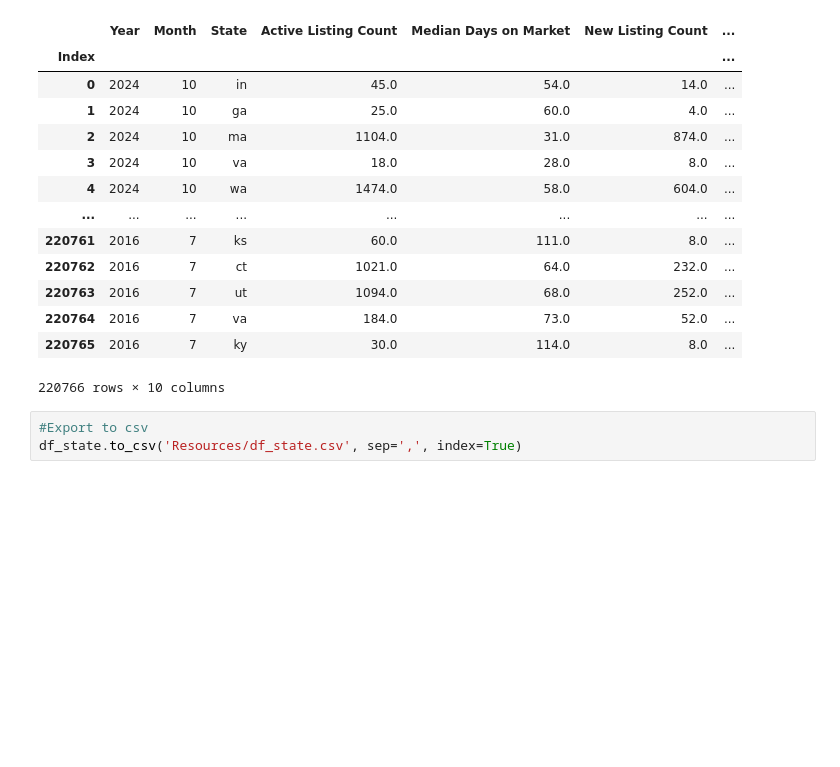
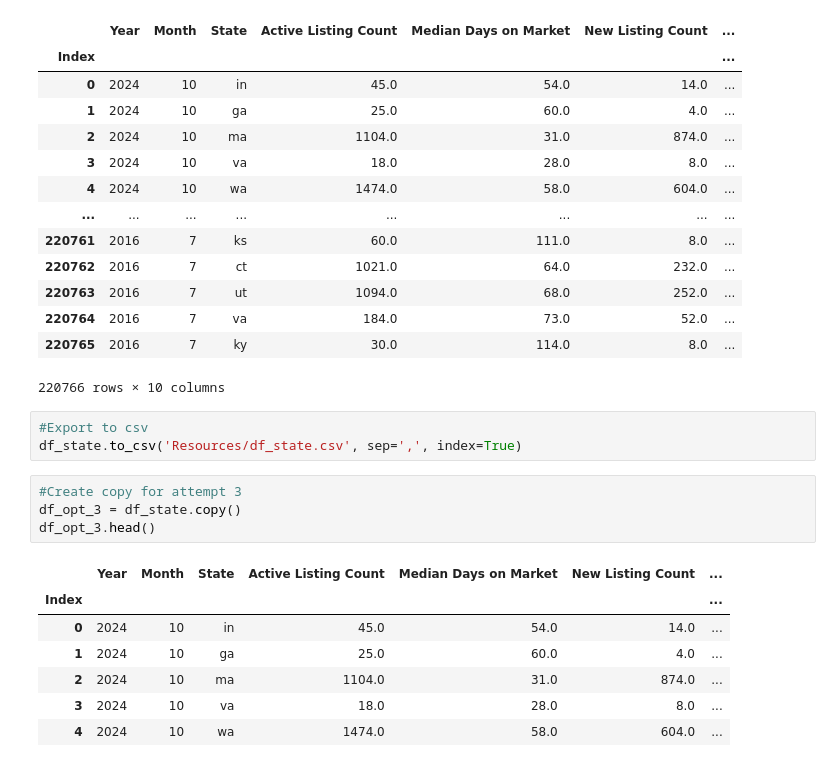
Before and after one commit to Savanna0/Project_4, a Jupyter notebook: Housing_Market_ETL.ipynb, the cells around one changed output. Cells and saved outputs as stored; diff of their text form; blank space fills up the shorter version.

```diff
--- a/Housing_Market_ETL.ipynb
+++ b/Housing_Market_ETL.ipynb
@@ -323,3 +323,15 @@ df_state
 # %%
 #Export to csv
 df_state.to_csv('Resources/df_state.csv', sep=',', index=True)
+# %%
+#Create copy for attempt 3
+df_opt_3 = df_state.copy()
+df_opt_3.head()
+# %% [output]
+|  | Year | Month | State | Active Listing Count | Median Days on Market | New Listing Count | ... |
+| Index |  |  |  |  |  |  | ... |
+| 0 | 2024 | 10 | in | 45.0 | 54.0 | 14.0 | ... |
+| 1 | 2024 | 10 | ga | 25.0 | 60.0 | 4.0 | ... |
+| 2 | 2024 | 10 | ma | 1104.0 | 31.0 | 874.0 | ... |
+| 3 | 2024 | 10 | va | 18.0 | 28.0 | 8.0 | ... |
+| 4 | 2024 | 10 | wa | 1474.0 | 58.0 | 604.0 | ... |
```
Also changed, not shown: parts of 8 cells of this notebook, 3 other files.
